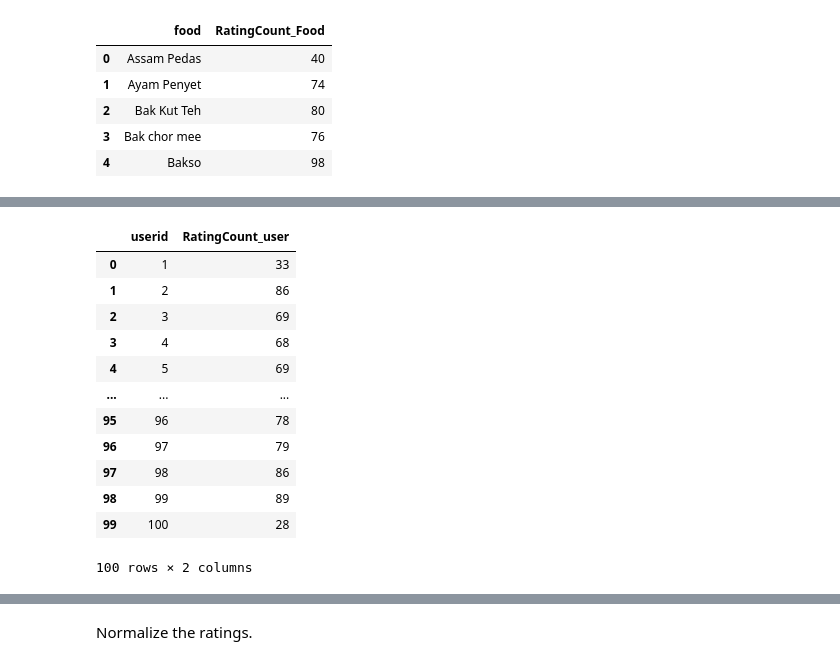
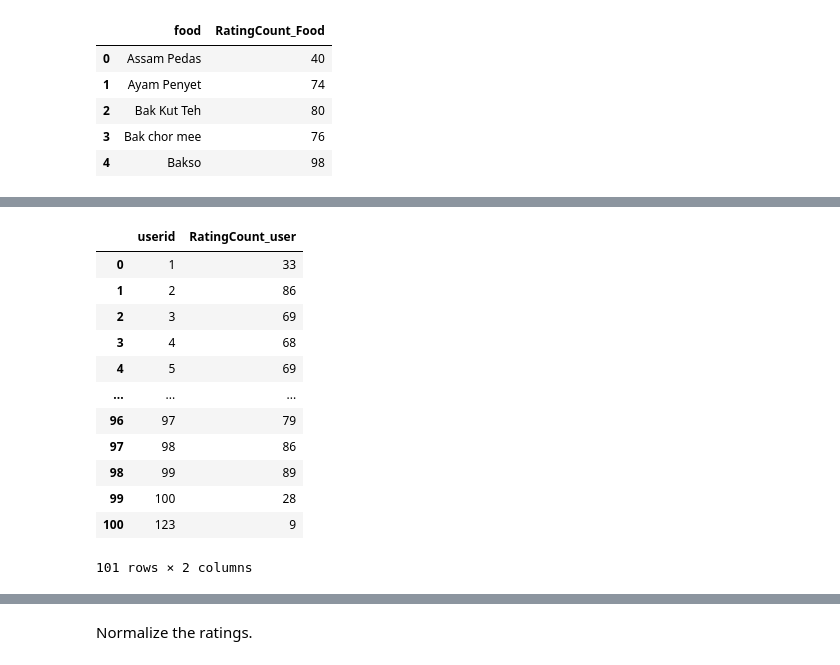
Before and after one commit to zxchen92/FYP, a Jupyter notebook: testML/testfood.ipynb, the cells around one changed output, grey strips where cells are left out. Drawn from its saved outputs; the diff is of its cells as text; code cells hidden in the pictures.

```diff
--- a/testML/testfood.ipynb
+++ b/testML/testfood.ipynb
@@ -107,21 +104,21 @@ user_count
 # %%
-threshold = 10
+threshold = 9
 user_count = user_count.query('RatingCount_user >= @threshold')
 user_count
 # %% [output]
 |  | userid | RatingCount_user |
 | 0 | 1 | 33 |
 | 1 | 2 | 86 |
 | 2 | 3 | 69 |
 | 3 | 4 | 68 |
 | 4 | 5 | 69 |
 | ... | ... | ... |
-| 95 | 96 | 78 |
 | 96 | 97 | 79 |
 | 97 | 98 | 86 |
 | 98 | 99 | 89 |
 | 99 | 100 | 28 |
+| 100 | 123 | 9 |
-100 rows × 2 columns
+101 rows × 2 columns
 # %%
 combined = user_rating.merge(user_count, left_on = 'userid', right_on = 'userid', how = 'inner')
 # %%
```
Also changed, not shown: parts of 15 cells of this notebook, 2 other files.
